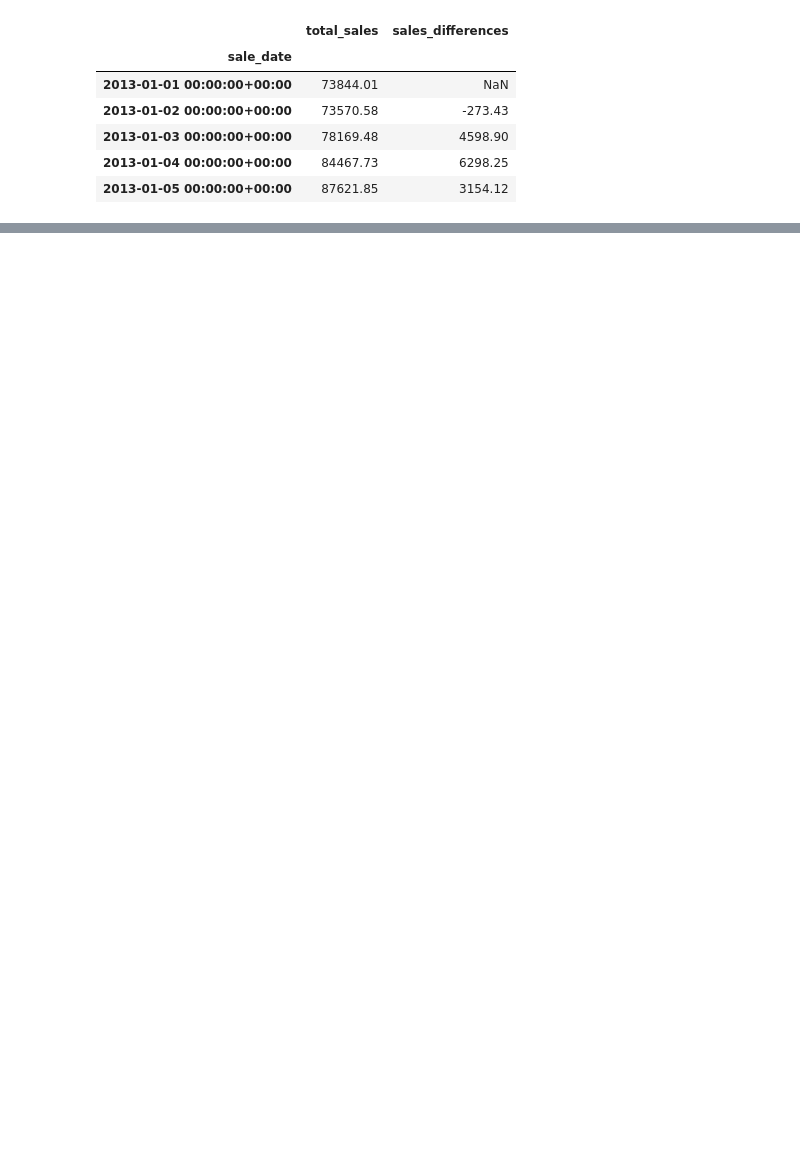
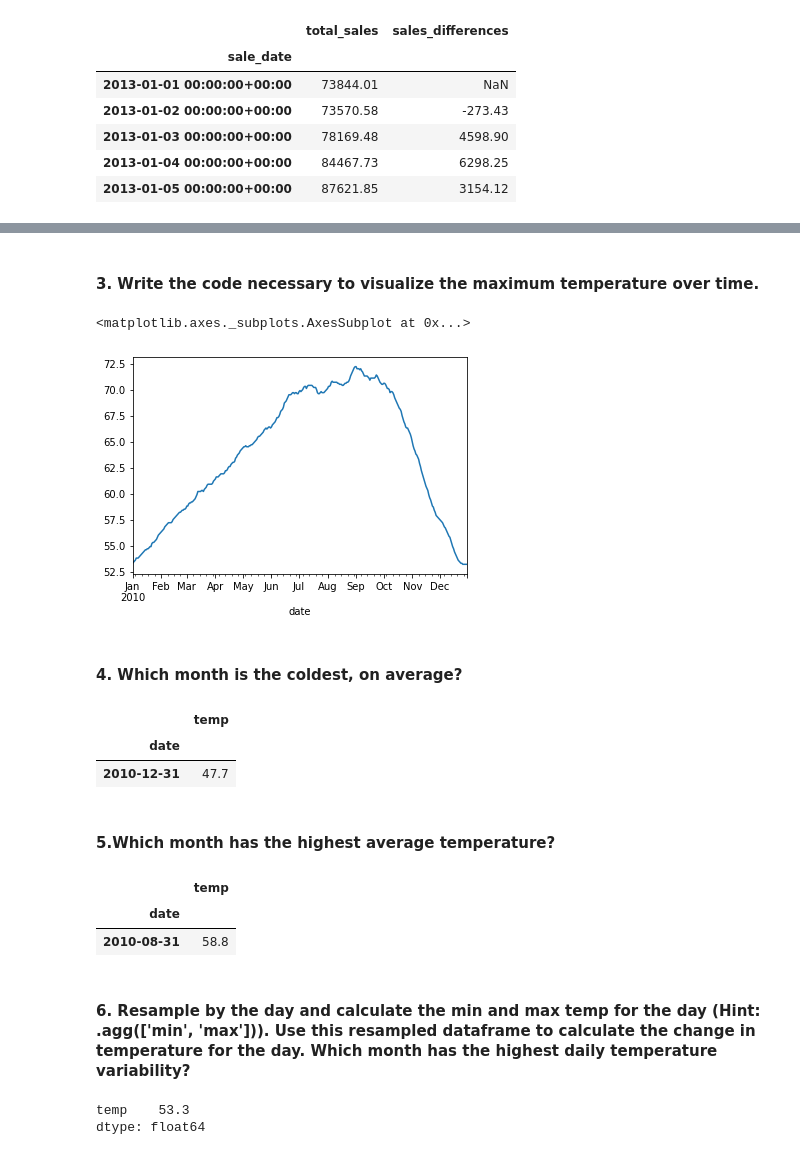
Before and after one commit to chasethompson/ds-methodologies-exercises, a Jupyter notebook: time_series/Time Series Lesson Notes.ipynb, the cells around one changed output, grey strips where cells are left out. Drawn from its saved outputs; the diff is of its cells as text; code cells hidden in the pictures; blank space fills up the shorter version.

```diff
--- a/time_series/Time Series Lesson Notes.ipynb
+++ b/time_series/Time Series Lesson Notes.ipynb
@@ -657,0 +740,30 @@ sales_diff_df.head()
+# %% [markdown]
+#### 3. Write the code necessary to visualize the maximum temperature over time.
+# %%
+sf.temp.resample('D').max().plot.line()
+# %% [output]
+<matplotlib.axes._subplots.AxesSubplot at 0x...>
+[figure, added]
+# %% [markdown]
+#### 4. Which month is the coldest, on average?
+# %%
+sf.groupby(sf.index).mean().asfreq("M").nsmallest(1, columns='temp')
+# %% [output]
+|  | temp |
+| date |  |
+| 2010-12-31 | 47.7 |
+# %% [markdown]
+#### 5.Which month has the highest average temperature?
+# %%
+sf.groupby(sf.index).mean().asfreq("M").nlargest(1, columns='temp')
+# %% [output]
+|  | temp |
+| date |  |
+| 2010-08-31 | 58.8 |
+# %% [markdown]
+#### 6. Resample by the day and calculate the min and max temp for the day (Hint: .agg(['min', 'max'])). Use this resampled dataframe to calculate the change in temperature for the day. Which month has the highest daily temperature variability?
+# %%
+sf.loc['2010-01-01'].max()
+# %% [output]
+temp    53.3
+dtype: float64
```
Also changed, not shown: parts of 18 cells of this notebook, 1 other file.
